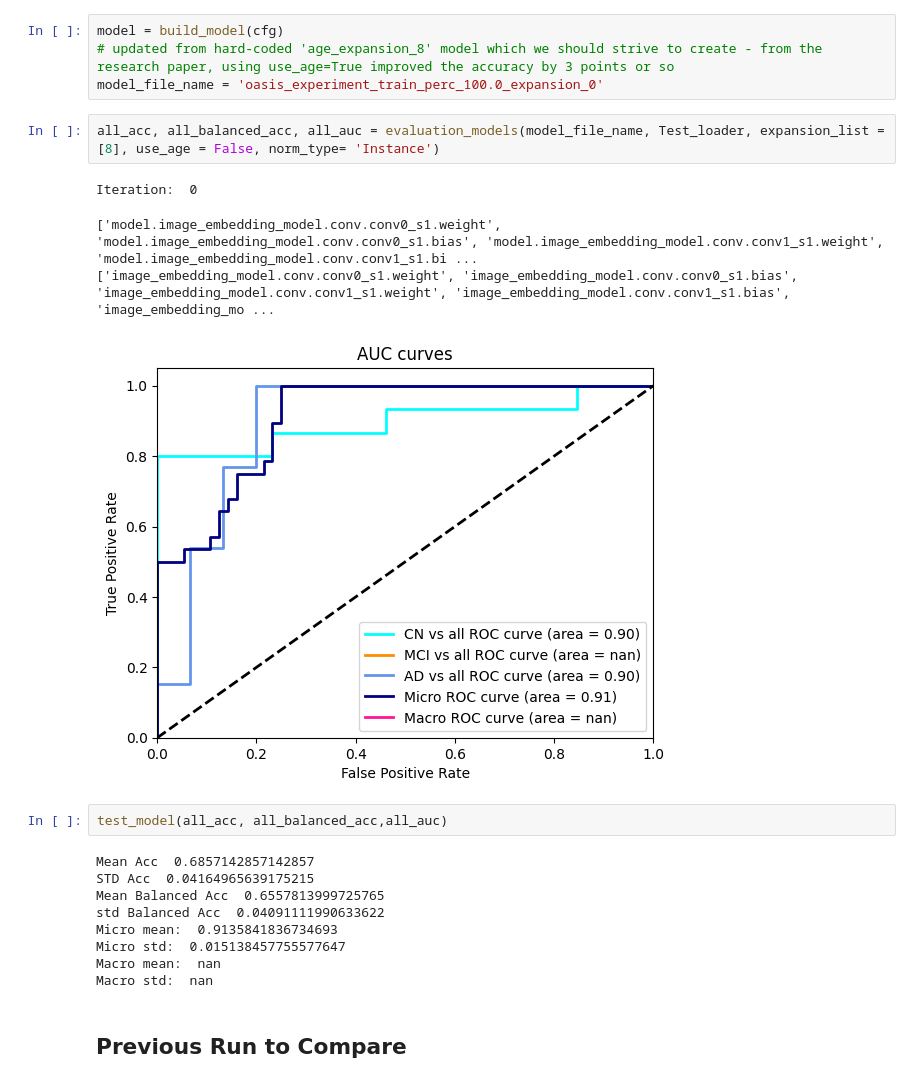
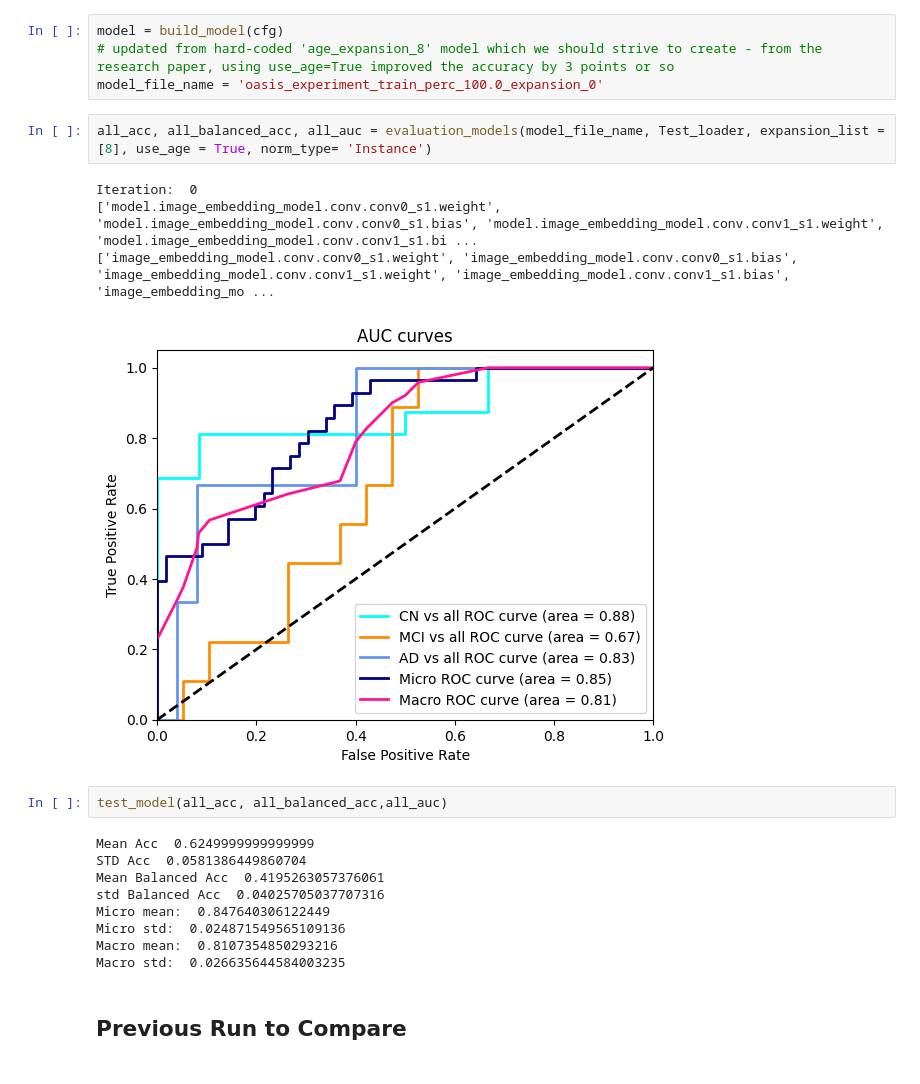
Before and after one commit to treyschulman/CNN_design_for_AD, a Jupyter notebook: model_eval_collab.ipynb, the cells around one changed output. Cells and saved outputs as stored; diff of their text form.

```diff
--- a/model_eval_collab.ipynb
+++ b/model_eval_collab.ipynb
@@ -351,23 +396,23 @@ model = build_model(cfg)
 # updated from hard-coded 'age_expansion_8' model which we should strive to create - from the research paper, using use_age=True improved the accuracy by 3 points or so
 model_file_name = 'oasis_experiment_train_perc_100.0_expansion_0'
 # %%
-all_acc, all_balanced_acc, all_auc = evaluation_models(model_file_name, Test_loader, expansion_list = [8], use_age = False, norm_type= 'Instance')
+all_acc, all_balanced_acc, all_auc = evaluation_models(model_file_name, Test_loader, expansion_list = [8], use_age = True, norm_type= 'Instance')
 # %% [output]
 Iteration:  0
+['model.image_embedding_model.conv.conv0_s1.weight', 'model.image_embedding_model.conv.conv0_s1.bias', 'model.image_embedding_model.conv.conv1_s1.weight', 'model.image_embedding_model.conv.conv1_s1.bi ...
+['image_embedding_model.conv.conv0_s1.weight', 'image_embedding_model.conv.conv0_s1.bias', 'image_embedding_model.conv.conv1_s1.weight', 'image_embedding_model.conv.conv1_s1.bias', 'image_embedding_mo ...
-['model.image_embedding_model.conv.conv0_s1.weight', 'model.image_embedding_model.conv.conv0_s1.bias', 'model.image_embedding_model.conv.conv1_s1.weight', 'model.image_embedding_model.conv.conv1_s1.bi ...
-['image_embedding_model.conv.conv0_s1.weight', 'image_embedding_model.conv.conv0_s1.bias', 'image_embedding_model.conv.conv1_s1.weight', 'image_embedding_model.conv.conv1_s1.bias', 'image_embedding_mo ...
-[figure, old version]
+[figure, new version]
 # %%
 test_model(all_acc, all_balanced_acc,all_auc)
 # %% [output]
-Mean Acc  0.6857142857142857
-STD Acc  0.04164965639175215
-Mean Balanced Acc  0.6557813999725765
-std Balanced Acc  0.04091111990633622
-Micro mean:  0.9135841836734693
-Micro std:  0.015138457755577647
-Macro mean:  nan
-Macro std:  nan
+Mean Acc  0.6249999999999999
+STD Acc  0.0581386449860704
+Mean Balanced Acc  0.4195263057376061
+std Balanced Acc  0.04025705037707316
+Micro mean:  0.847640306122449
+Micro std:  0.024871549565109136
+Macro mean:  0.8107354850293216
+Macro std:  0.026635644584003235
 # %% [markdown]
 ## Previous Run to Compare
 # %%
```
Also changed, not shown: parts of 7 cells of this notebook.
